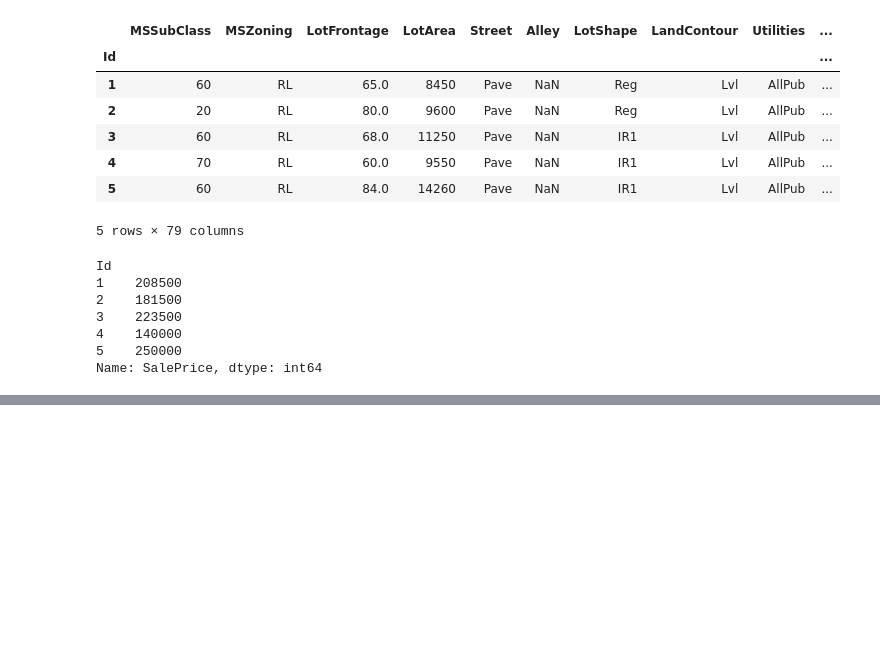
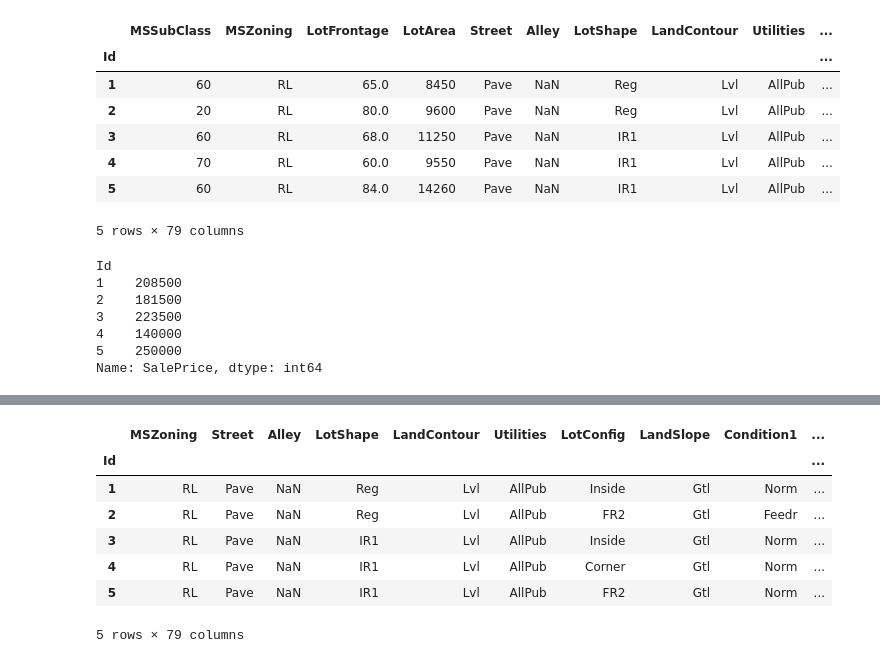
Before and after one commit to pankajarm/tabular_ml_toolkit, a Jupyter notebook: 02_MLPipeline.ipynb, the cells around one changed output, grey strips where cells are left out. Cells and saved outputs as stored; diff of their text form; code cells hidden in the pictures; blank space fills up the shorter version.

Commit message:
Finished Cross Validation methods, tutorial
Finished Cross Validation methods, tutorial, regenrate docs

```diff
--- a/02_MLPipeline.ipynb
+++ b/02_MLPipeline.ipynb
@@ -46,6 +46,8 @@ class MLPipeline:
         self.dataframeloader = None
         self.preprocessor = None
         self.model = None
+        self.scikit_pipeline = None
+        self.transformer_type = None
 
     def __str__(self):
         """Returns human readable string reprsentation"""
@@ -61,11 +63,11 @@ class MLPipeline:
 
     # core methods
     # Bundle preprocessing and modeling code in a training pipeline
-    def bundle_preproessor_model(self, preprocessor:object, model:object):
-        self.pipeline = Pipeline(
-            steps=[('preprocessor', preprocessor.columns_transfomer),
+    def bundle_preproessor_model(self, transformer_type, model):
+        self.scikit_pipeline = Pipeline(
+            steps=[('preprocessor', transformer_type),
                    ('model', model)])
-#     # return pipeline object
+
 #     def create_pipeline(self, preprocessor:object, model:object):
 #         self.bundle_preproessor_model(preprocessor, model)
 
@@ -83,11 +85,12 @@ class MLPipeline:
             idx_col=idx_col,target=target,
             random_state=random_state,valid_size=valid_size)
         # call PreProcessor module
-        self.preprocessor = PreProcessor().preprocess_data_for_training(
+        self.preprocessor = PreProcessor().preprocess_all_cols_for_training(
             dataframeloader=self.dataframeloader)
 
         # call bundle method
-        self.bundle_preproessor_model(self.preprocessor, model)
+        self.bundle_preproessor_model(transformer_type=self.preprocessor.transformer_type,
+                                     model = model)
         return self
 
 
@@ -105,20 +108,20 @@ class MLPipeline:
             cv_cols_type=cv_cols_type)
 
         # call PreProcessor module
-        self.preprocessor = PreProcessor().preprocess_data_for_cv(
+        self.preprocessor = PreProcessor().preprocess_cols_for_cv(
             cv_cols_type = cv_cols_type,
             dataframeloader=self.dataframeloader)
 
         # call bundle method
-        self.bundle_preproessor_model(self.preprocessor, model)
+        self.bundle_preproessor_model(transformer_type=self.preprocessor.transformer_type,
+                                     model = model)
         return self
 
 
-    def cross_validation(self,X:object, y:object, cv=5,
-                         scoring='neg_mean_absolute_error'):
+    def cross_validation(self,estimator:object, cv=5,scoring='neg_mean_absolute_error'):
         # Multiply by -1 since sklearn calculates *negative* MAE
         scores = -1 * cross_val_score(
-            estimator=self.pipeline,
+            estimator=estimator,
             X=self.dataframeloader.X_cv,
             y=self.dataframeloader.y,
             scoring=scoring,
@@ -207 +274,10 @@ AttributeError: 'PreProcessor' object has no attribute 'cv_cols'
+# %%
+# create scikit-learn ml model
+scikit_model = RandomForestRegressor(n_estimators=200, random_state=42)
+# createm ml pipeline for scikit-learn model
+sci_ml_pl = MLPipeline().prepare_data_for_cv(train_file_path= "input/home_data/train.csv",
+                                             test_file_path= "input/home_data/test.csv",
+                                             idx_col="Id", target="SalePrice",
+                                             model=scikit_model,random_state=42,
+                                             cv_cols_type = "all") #cv_cols_type = all|num|cat
 # %%
@@ -212,0 +305,11 @@ print(sci_ml_pl.dataframeloader.X_test)
+# %%
+sci_ml_pl.dataframeloader.X_cv.head()
+# %% [output]
+|  | MSZoning | Street | Alley | LotShape | LandContour | Utilities | LotConfig | LandSlope | Condition1 | ... |
+| Id |  |  |  |  |  |  |  |  |  | ... |
+| 1 | RL | Pave | NaN | Reg | Lvl | AllPub | Inside | Gtl | Norm | ... |
+| 2 | RL | Pave | NaN | Reg | Lvl | AllPub | FR2 | Gtl | Feedr | ... |
+| 3 | RL | Pave | NaN | IR1 | Lvl | AllPub | Inside | Gtl | Norm | ... |
+| 4 | RL | Pave | NaN | IR1 | Lvl | AllPub | Corner | Gtl | Norm | ... |
+| 5 | RL | Pave | NaN | IR1 | Lvl | AllPub | FR2 | Gtl | Norm | ... |
+5 rows × 79 columns
```
Also changed, not shown: parts of 32 cells of this notebook, 7 other files.
